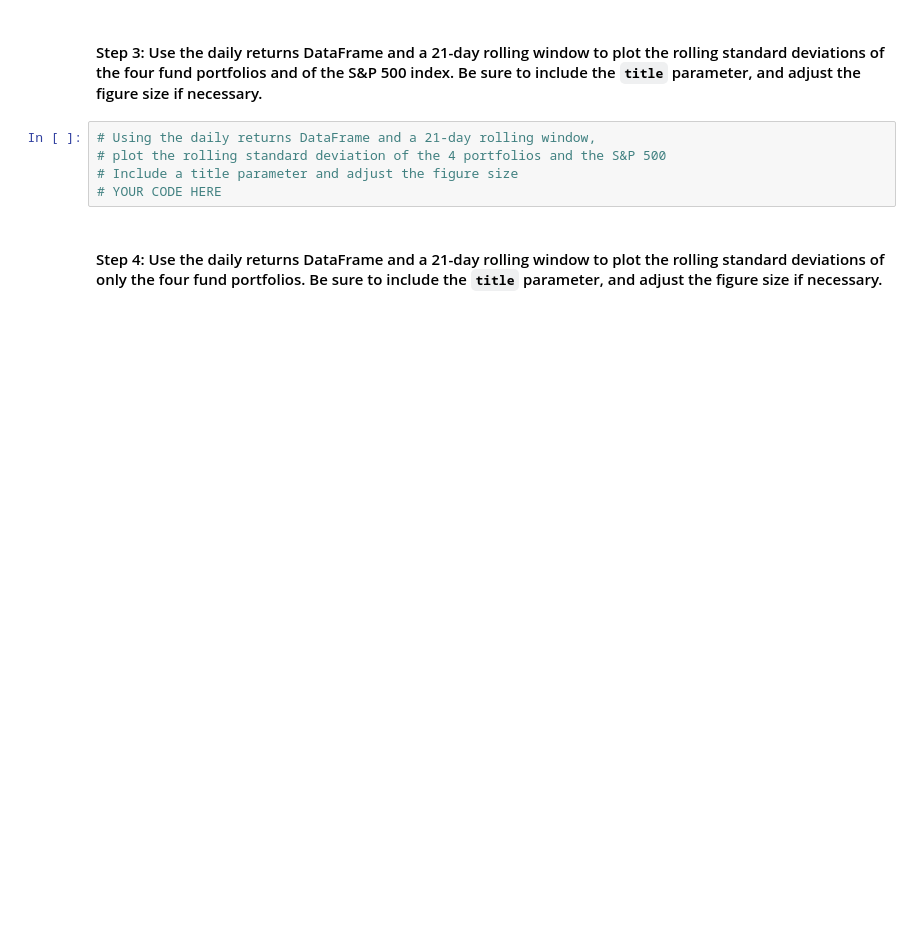
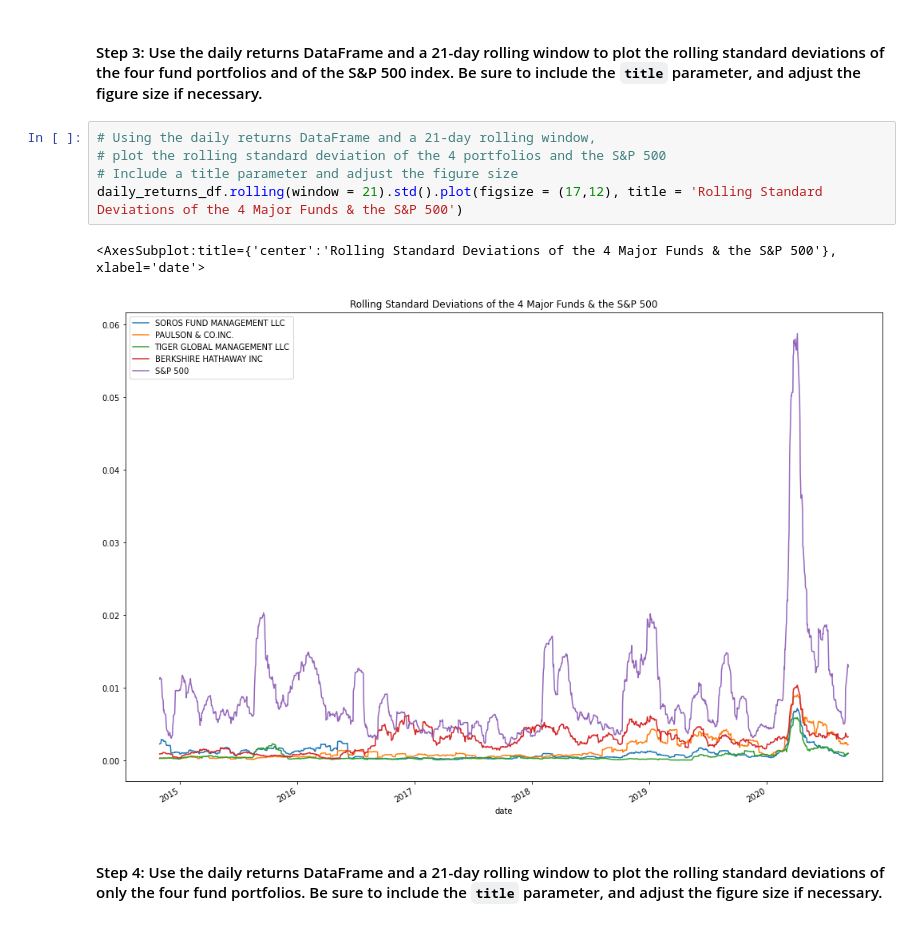
Before and after one commit to briggslalor/Challenge_4, a Jupyter notebook: risk_return_analysis.ipynb, the cells around one changed output. Drawn from its saved outputs; the diff is of its cells as text; blank space fills up the shorter version.

```diff
--- a/risk_return_analysis.ipynb
+++ b/risk_return_analysis.ipynb
@@ -243,8 +264,11 @@ Evaluate the risk profile of each portfolio by using the standard deviation and
 # %%
 # Using the daily returns DataFrame and a 21-day rolling window,
 # plot the rolling standard deviation of the 4 portfolios and the S&P 500
 # Include a title parameter and adjust the figure size
-# YOUR CODE HERE
+daily_returns_df.rolling(window = 21).std().plot(figsize = (17,12), title = 'Rolling Standard Deviations of the 4 Major Funds & the S&P 500')
+# %% [output]
+<AxesSubplot:title={'center':'Rolling Standard Deviations of the 4 Major Funds & the S&P 500'}, xlabel='date'>
+[figure, added]
 # %% [markdown]
 #### Step 4: Use the daily returns DataFrame and a 21-day rolling window to plot the rolling standard deviations of only the four fund portfolios. Be sure to include the `title` parameter, and adjust the figure size if necessary.
 # %%
```
Also changed, not shown: parts of 10 cells of this notebook.
